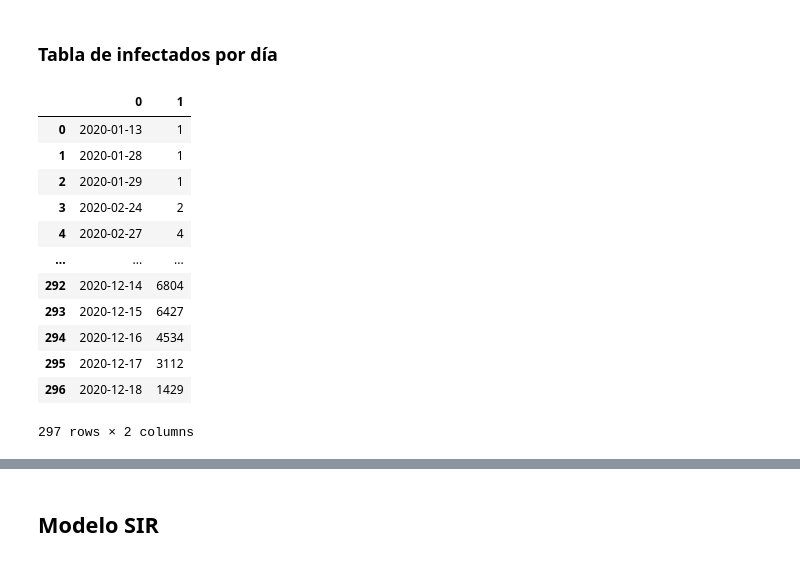
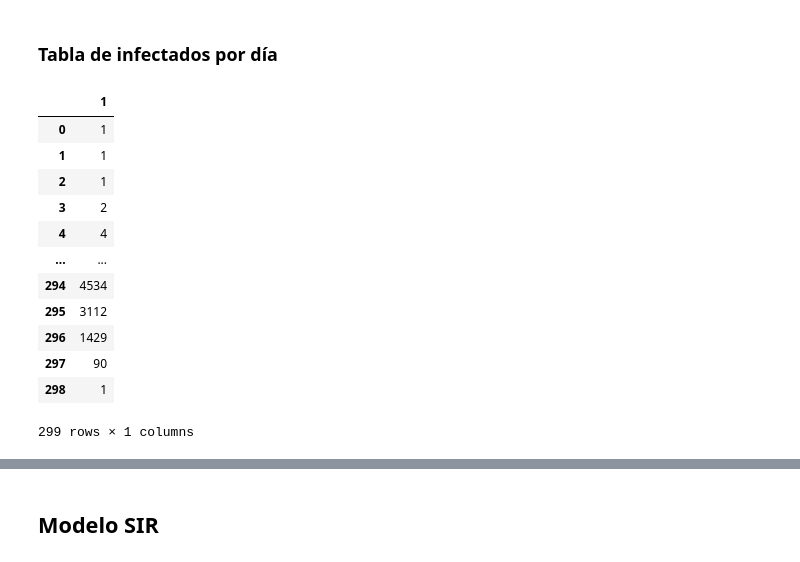
Before and after one commit to 8kta/proyecto2ML, a Jupyter notebook: Mexico.ipynb, the cells around one changed output, grey strips where cells are left out. Cells and saved outputs as stored; diff of their text form; code cells hidden in the pictures.

```diff
--- a/Mexico.ipynb
+++ b/Mexico.ipynb
@@ -245,19 +243,20 @@ muer_acum
 ### Tabla de infectados por día
 # %%
 infect_acum = pd.DataFrame(lstinfect)
-infect_acum = infect_acum.drop([297,298])
-infect_acum
+infect_acum = infect_acum
+infectdia_sinfecha = infect_acum.drop([0], axis = 1)
+infectdia_sinfecha
 # %% [output]
-|  | 0 | 1 |
-| 0 | 2020-01-13 | 1 |
-| 1 | 2020-01-28 | 1 |
-| 2 | 2020-01-29 | 1 |
-| 3 | 2020-02-24 | 2 |
-| 4 | 2020-02-27 | 4 |
-| ... | ... | ... |
-| 292 | 2020-12-14 | 6804 |
-| 293 | 2020-12-15 | 6427 |
-| 294 | 2020-12-16 | 4534 |
-| 295 | 2020-12-17 | 3112 |
-| 296 | 2020-12-18 | 1429 |
+|  | 1 |
+| 0 | 1 |
+| 1 | 1 |
+| 2 | 1 |
+| 3 | 2 |
+| 4 | 4 |
+| ... | ... |
+| 294 | 4534 |
+| 295 | 3112 |
+| 296 | 1429 |
+| 297 | 90 |
+| 298 | 1 |
-297 rows × 2 columns
+299 rows × 1 columns
```
Also changed, not shown: parts of 13 cells of this notebook.
